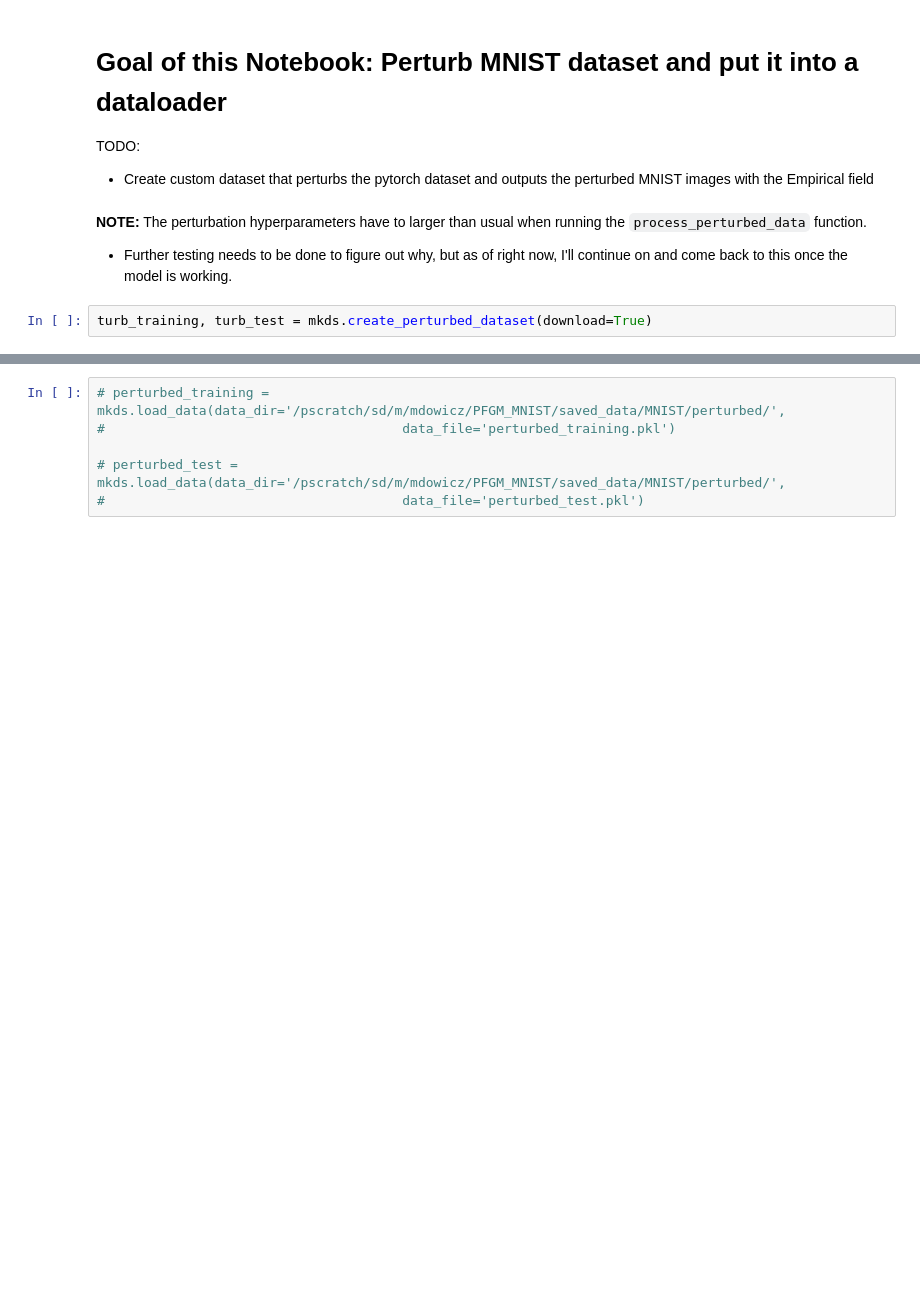
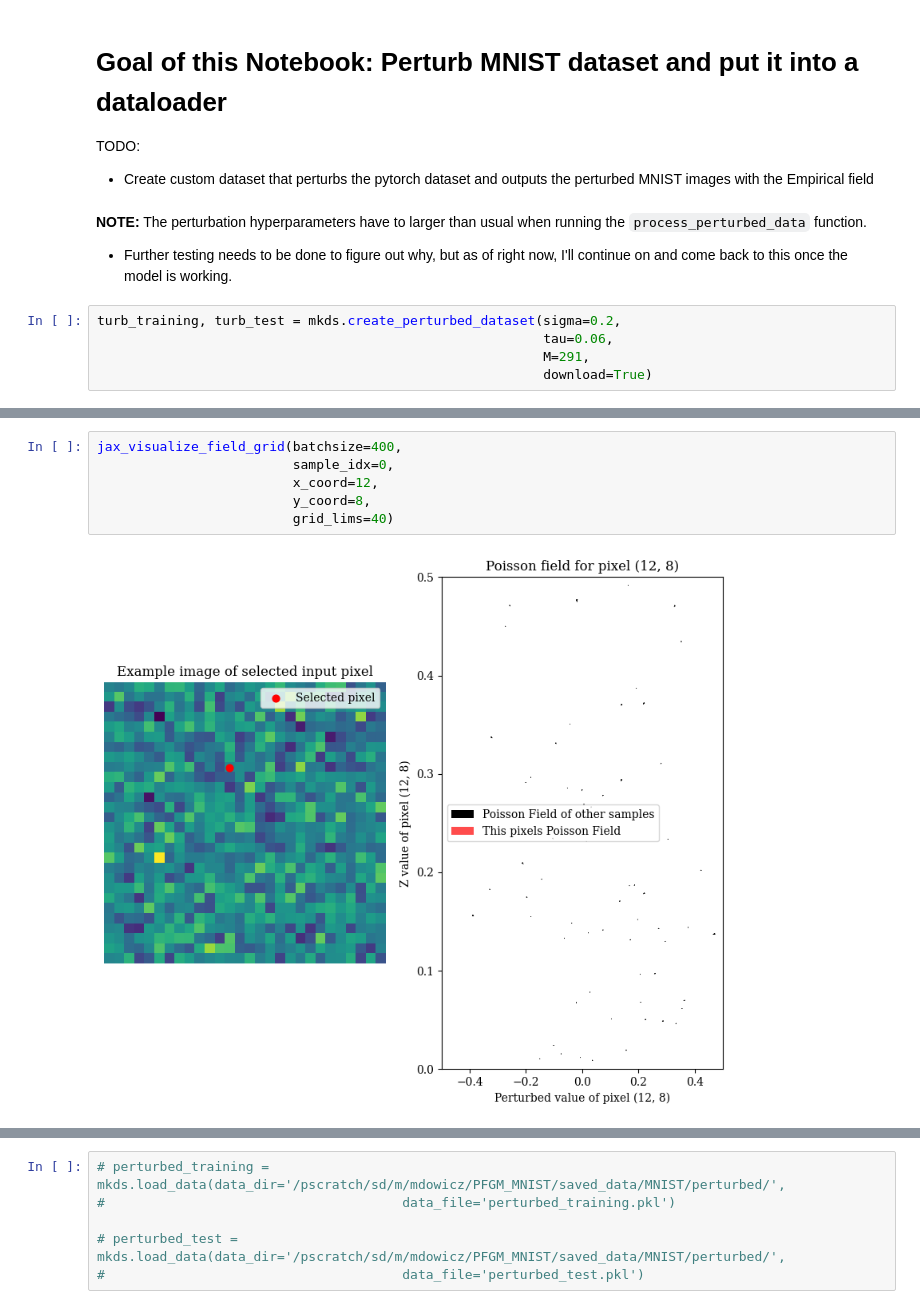
Before and after one commit to MatthewDowicz/PFGM_MNIST, a Jupyter notebook: creating_custom_dataset.ipynb, the cells around one changed output, grey strips where cells are left out. Drawn from its saved outputs; the diff is of its cells as text; blank space fills up the shorter version.

```diff
--- a/creating_custom_dataset.ipynb
+++ b/creating_custom_dataset.ipynb
@@ -49,4 +49,7 @@ TODO:
 
 - Further testing needs to be done to figure out why, but as of right now, I'll continue on and come back to this once the model is working.
 # %%
-turb_training, turb_test = mkds.create_perturbed_dataset(download=True)
+turb_training, turb_test = mkds.create_perturbed_dataset(sigma=0.2,
+                                                         tau=0.06,
+                                                         M=291,
+                                                         download=True)
@@ -52,0 +138,8 @@ turb_training, turb_test = mkds.create_perturbed_dataset(download=True)
+# %%
+jax_visualize_field_grid(batchsize=400,
+                         sample_idx=0,
+                         x_coord=12,
+                         y_coord=8,
+                         grid_lims=40)
+# %% [output]
+[figure, added]
```
Also changed, not shown: parts of 4 cells of this notebook, 4 other files.
